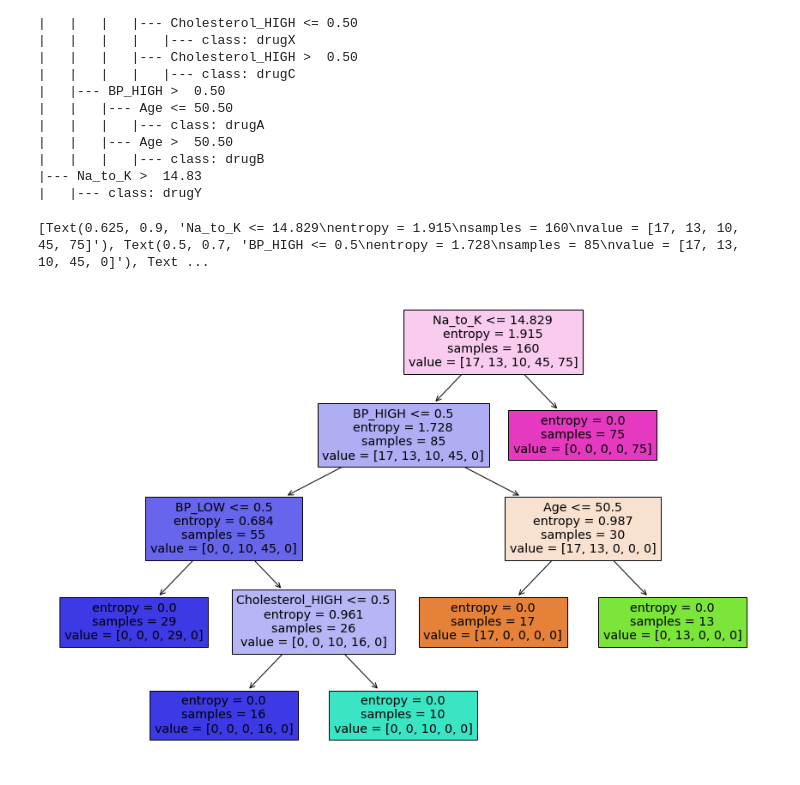
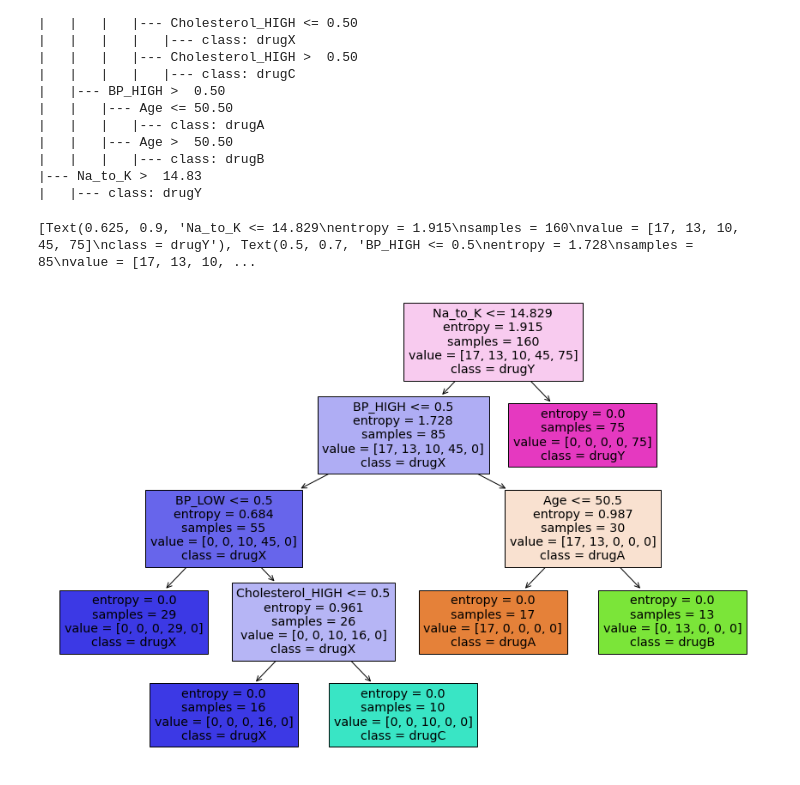
Before and after one commit to ThousandAI/pycs4001, a Jupyter notebook: class08/decision_tree.ipynb, the cells around one changed output. Saved outputs shown, nothing was run; the diff lists cells and outputs as text; code cells hidden in the pictures.

Commit message:
Decions Tree Graph

```diff
--- a/class08/decision_tree.ipynb
+++ b/class08/decision_tree.ipynb
@@ -91,11 +91,12 @@ print(tree_plot_1)
 # %%
 fig = plt.figure(figsize=(15,10))
 tree_plot_2 = tree.plot_tree(dc, feature_names=["Age","Na_to_K","Sex_F","Sex_M","BP_HIGH","BP_LOW",
-                                      "BP_NORMAL","Cholesterol_HIGH","Cholesterol_NORMAL"],  filled=True)
+                                      "BP_NORMAL","Cholesterol_HIGH","Cholesterol_NORMAL"],
+                             class_names=["drugA","drugB","drugC","drugX","drugY"], filled=True)
 print(tree_plot_2)
 # %% [output]
-[Text(0.625, 0.9, 'Na_to_K <= 14.829\nentropy = 1.915\nsamples = 160\nvalue = [17, 13, 10, 45, 75]'), Text(0.5, 0.7, 'BP_HIGH <= 0.5\nentropy = 1.728\nsamples = 85\nvalue = [17, 13, 10, 45, 0]'), Text ...
+[Text(0.625, 0.9, 'Na_to_K <= 14.829\nentropy = 1.915\nsamples = 160\nvalue = [17, 13, 10, 45, 75]\nclass = drugY'), Text(0.5, 0.7, 'BP_HIGH <= 0.5\nentropy = 1.728\nsamples = 85\nvalue = [17, 13, 10, ...
-[figure, old version]
+[figure, new version]
 # %%
 import graphviz
 tree_plot_3 = tree.export_graphviz(dc, out_file=None, feature_names=["Age","Na_to_K","Sex_F","Sex_M","BP_HIGH","BP_LOW",
```
Also changed, not shown: parts of 1 cell of this notebook.
